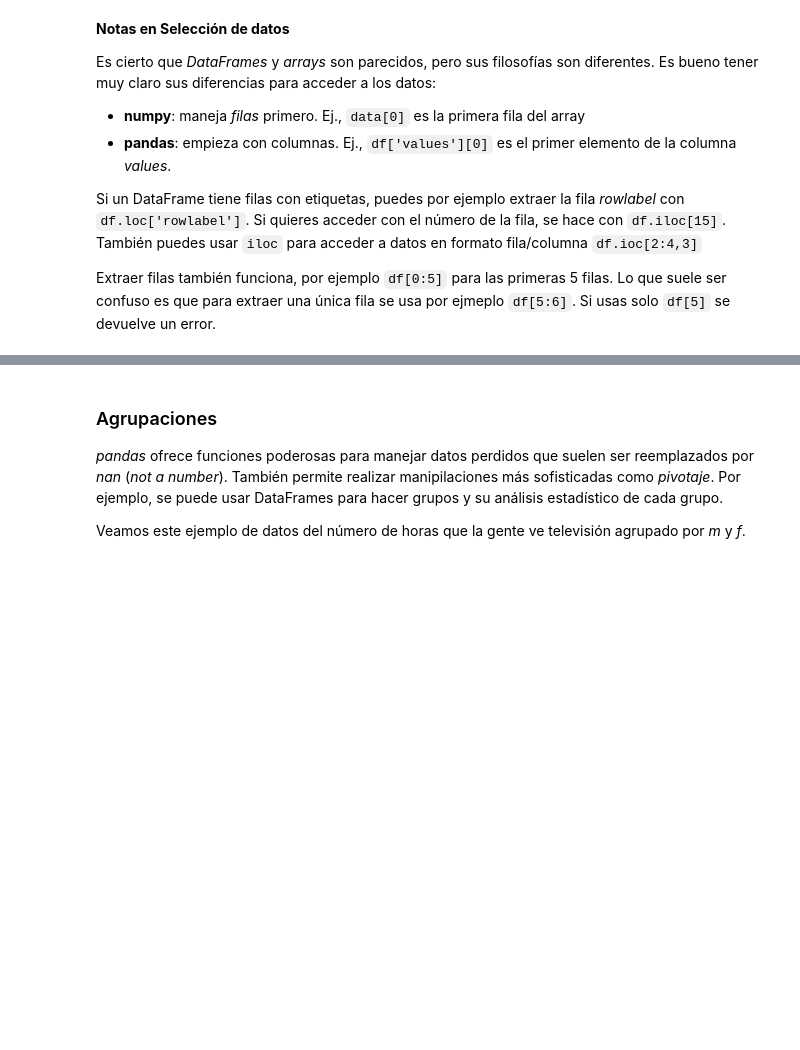
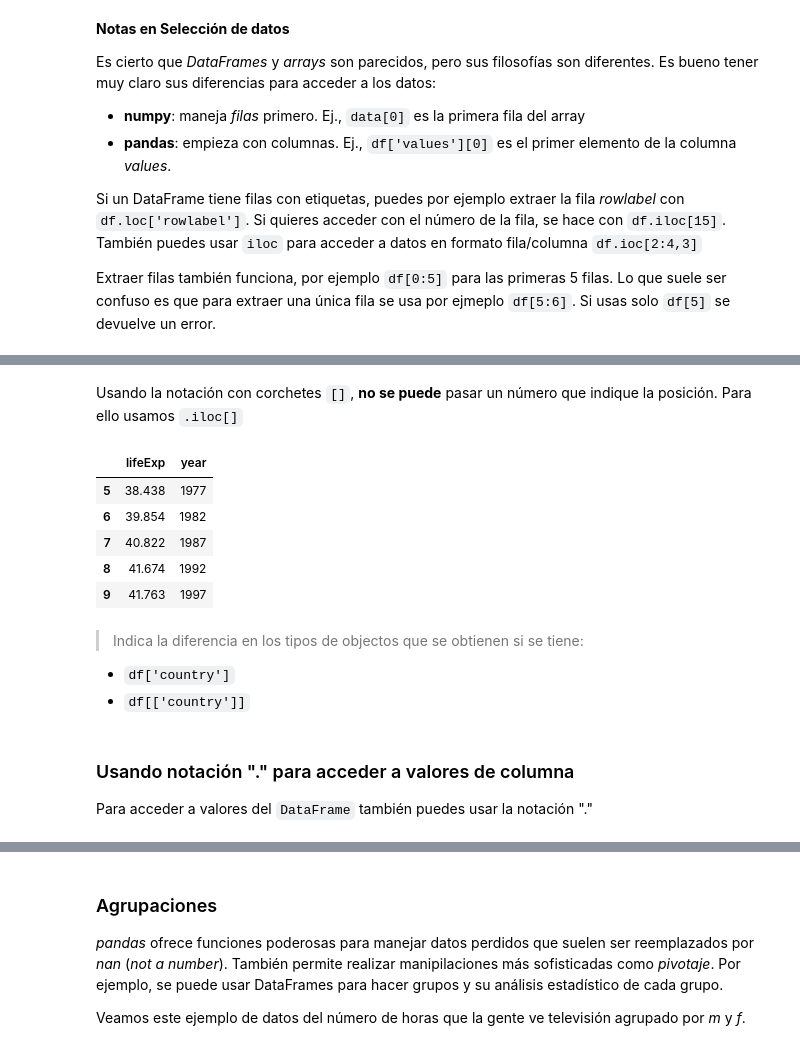
Before and after one commit to vmoprojs/MLPython, a Jupyter notebook: Pandas.ipynb, the cells around one changed output, grey strips where cells are left out. Drawn from its saved outputs; the diff is of its cells as text; code cells hidden in the pictures; blank space fills up the shorter version.

Commit message:
adding pandas contents

```diff
--- a/Pandas.ipynb
+++ b/Pandas.ipynb
@@ -253,0 +272,4 @@ Extraer filas también funciona, por ejemplo `df[0:5]` para las primeras 5 filas
+# %%
+import pandas as pd
+uu = "https://raw.githubusercontent.com/vmoprojs/DataLectures/master/gapminder.csv"
+df = pd.read_csv(uu)
@@ -253,0 +412,20 @@ Extraer filas también funciona, por ejemplo `df[0:5]` para las primeras 5 filas
+# %% [markdown]
+Usando la notación con corchetes `[]`, **no se puede** pasar un número que indique la posición. Para ello usamos `.iloc[]`
+# %%
+df.iloc[5:10,[3,2]]
+# %% [output]
+|  | lifeExp | year |
+| 5 | 38.438 | 1977 |
+| 6 | 39.854 | 1982 |
+| 7 | 40.822 | 1987 |
+| 8 | 41.674 | 1992 |
+| 9 | 41.763 | 1997 |
+# %% [markdown]
+> Indica la diferencia en los tipos de objectos que se obtienen si se tiene:
+
+- `df['country']`
+- `df[['country']]`
+# %% [markdown]
+### Usando notación "." para acceder a valores de columna
+
+Para acceder a valores del `DataFrame` también puedes usar la notación "."
```
Also changed, not shown: parts of 35 cells of this notebook, 10 other files.
